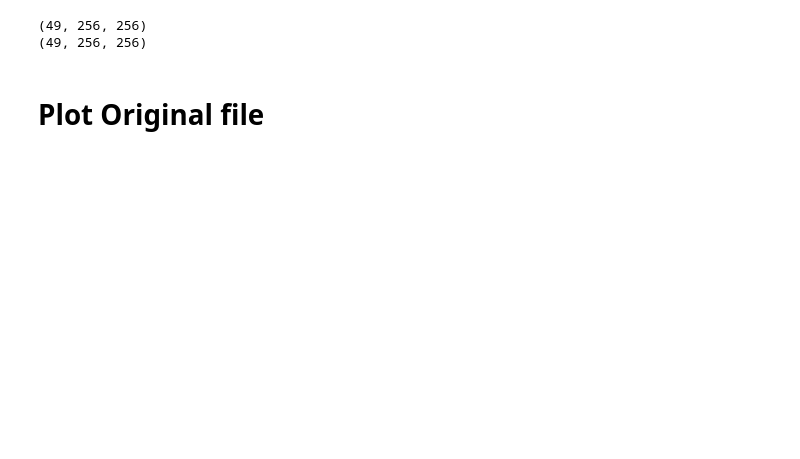
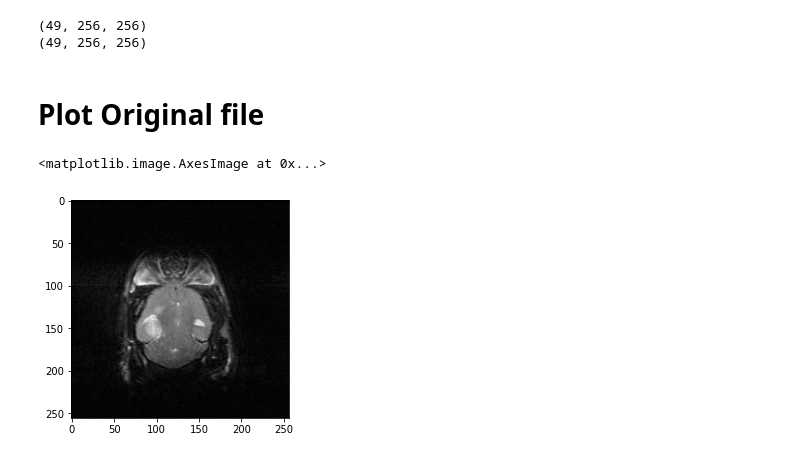
Before and after one commit to kanliG/toirec, a Jupyter notebook: loadMRD_GK.ipynb, the cells around one changed output. Cells and saved outputs as stored; diff of their text form; code cells hidden in the pictures; blank space fills up the shorter version.

```diff
--- a/loadMRD_GK.ipynb
+++ b/loadMRD_GK.ipynb
@@ -25,5 +24,5 @@ The autoreload extension is already loaded. To reload it, use:
 # %%
-rootPathMRD = 'O:\\Projects & users applications\\Venkat - Segmentation in Noise\\Preclinical data\\Data_Stanford\\202104Dataset\\MRD\\' # dataset path
+rootPathMRD = 'O:\\Projects & users applications\\Denoise\\Dataset\\MRDtest\\' # dataset path
 # %% [markdown]
 # Upload original MRD file
 # %%
@@ -65,26 +64,22 @@ def get_mrd(subject_ids=None,scan_ids=None):
         scan_id = scan_ids[i]
         try:
             [k_space, im ]= MRD.recon_mrd_fse2d(mouse_id=mouse_id, scan_id=scan_id)
-            [im_sur, _]= MRD.open_sur_file(mouse_id=mouse_id, scan_id=scan_id)
             for slice in range(1,np.shape(im)[0]):
                 im_slice = im[slice,:,:]
                 im_slice.resize(256,256) # resize the data to have the same length
                 k_space_slice = k_space[slice,:,:]
                 k_space_slice.resize(256,256) # resize the data to have the same length
-                im_slice_sur = im_sur[slice,:,:]
-                im_slice_sur.resize(256,256) # resize the data to have the same length
 
-                im_file_recon.append(im_slice)
+                im_file.append(im_slice)
                 k_space_file.append(k_space_slice)
-                im_file_sur(im_slice_sur)
         except (TypeError,IndexError,ValueError,KeyError,EOFError):
             # print('Error' + mouse_id + scan_id )
             pass
 
-    return im_file, k_space_file, im_file_sur
+    return im_file, k_space_file
 # %%
 # load all the availbale MRD file
 im_file = []
 k_space_file = []
-im_file, k_space_file, im_file_sur = get_mrd(subject_ids=subject_ids,scan_ids=scan_ids)
+im_file, k_space_file = get_mrd(subject_ids=subject_ids,scan_ids=scan_ids)
 # %% [output]
@@ -114,4 +100,12 @@ print(im_file_sur.shape)
 (49, 256, 256)
 # %% [markdown]
 # Plot Original file
+# %%
+ind = 20
+ks_test = k_space_file[ind,:,:]
+im_test = MRD.recon_corrected_kspace(corrected_kspace=ks_test)
+plt.imshow(im_test, cmap='gray')
+# %% [output]
+<matplotlib.image.AxesImage at 0x...>
+[figure, added]
 # %%
```
Also changed, not shown: parts of 25 cells of this notebook.
